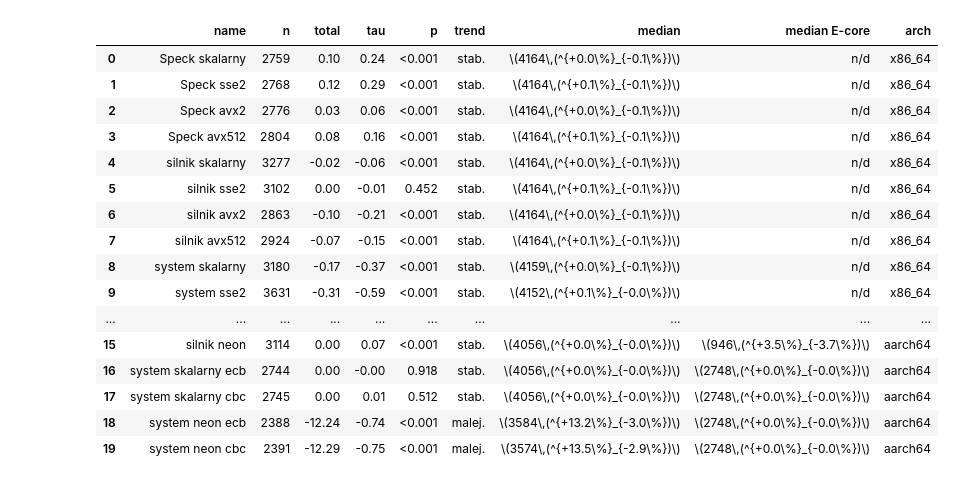
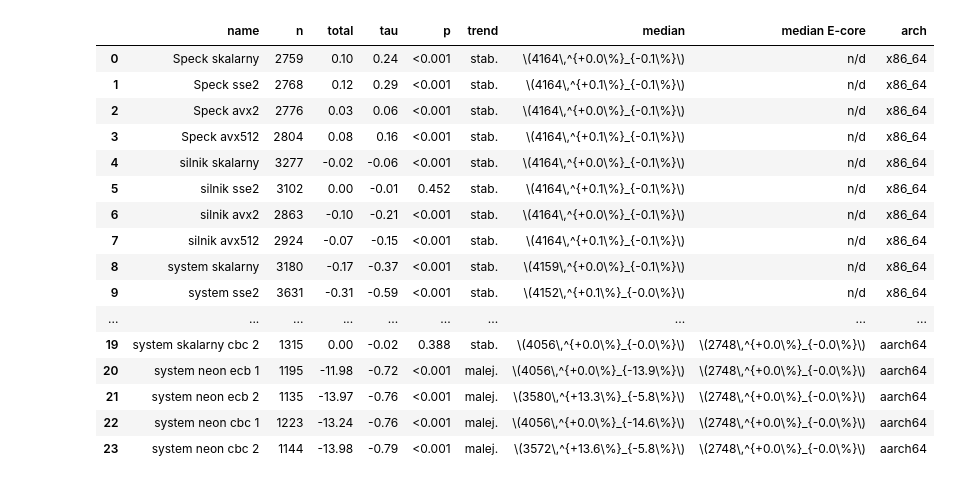
Before and after one commit to jan-chojnacki/SpeckProbe, a Jupyter notebook: analysis/notebooks/stability.ipynb, the cells around one changed output. Saved outputs shown, nothing was run; the diff lists cells and outputs as text; code cells hidden in the pictures.

```diff
--- a/analysis/notebooks/stability.ipynb
+++ b/analysis/notebooks/stability.ipynb
@@ -352,10 +352,14 @@ speck_neon_pm = parse_pm("../data/pm-speck-neon.txt")
 engine_scalar_pm = parse_pm("../data/pm-engine-scalar.txt")
 engine_neon_pm = parse_pm("../data/pm-engine-neon.txt")
 
-system_scalar_ecb_pm = parse_pm("../data/pm-system-scalar-ecb.txt")
-system_scalar_cbc_pm = parse_pm("../data/pm-system-scalar-cbc.txt")
-system_neon_ecb_pm = parse_pm("../data/pm-system-neon-ecb.txt")
-system_neon_cbc_pm = parse_pm("../data/pm-system-neon-cbc.txt")
+system_scalar_ecb_1_pm = parse_pm("../data/pm-system-scalar-ecb-1.txt")
+system_scalar_ecb_2_pm = parse_pm("../data/pm-system-scalar-ecb-2.txt")
+system_scalar_cbc_1_pm = parse_pm("../data/pm-system-scalar-cbc-1.txt")
+system_scalar_cbc_2_pm = parse_pm("../data/pm-system-scalar-cbc-2.txt")
+system_neon_ecb_1_pm = parse_pm("../data/pm-system-neon-ecb-1.txt")
+system_neon_ecb_2_pm = parse_pm("../data/pm-system-neon-ecb-2.txt")
+system_neon_cbc_1_pm = parse_pm("../data/pm-system-neon-cbc-1.txt")
+system_neon_cbc_2_pm = parse_pm("../data/pm-system-neon-cbc-2.txt")
 # %%
 plot_turbostat([speck_scalar_turbostat, speck_sse2_turbostat, speck_avx2_turbostat, speck_avx512_turbostat,
                 engine_scalar_turbostat, engine_sse2_turbostat, engine_avx2_turbostat, engine_avx512_turbostat],
@@ -499,10 +505,14 @@ datasets = [
     ("Speck neon", (speck_neon_pm, p_core_aarch64, PM_GROUPS, "aarch64")),
     ("silnik skalarny", (engine_scalar_pm, p_core_aarch64, PM_GROUPS, "aarch64")),
     ("silnik neon", (engine_neon_pm, p_core_aarch64, PM_GROUPS, "aarch64")),
-    ("system skalarny ecb", (system_scalar_ecb_pm, None, PM_GROUPS, "aarch64")),
-    ("system skalarny cbc", (system_scalar_cbc_pm, None, PM_GROUPS, "aarch64")),
-    ("system neon ecb", (system_neon_ecb_pm, None, PM_GROUPS, "aarch64")),
-    ("system neon cbc", (system_neon_cbc_pm, None, PM_GROUPS, "aarch64")),
+    ("system skalarny ecb 1", (system_scalar_ecb_1_pm, None, PM_GROUPS, "aarch64")),
+    ("system skalarny ecb 2", (system_scalar_ecb_2_pm, None, PM_GROUPS, "aarch64")),
+    ("system skalarny cbc 1", (system_scalar_cbc_1_pm, None, PM_GROUPS, "aarch64")),
+    ("system skalarny cbc 2", (system_scalar_cbc_2_pm, None, PM_GROUPS, "aarch64")),
+    ("system neon ecb 1", (system_neon_ecb_1_pm, None, PM_GROUPS, "aarch64")),
+    ("system neon ecb 2", (system_neon_ecb_2_pm, None, PM_GROUPS, "aarch64")),
+    ("system neon cbc 1", (system_neon_cbc_1_pm, None, PM_GROUPS, "aarch64")),
+    ("system neon cbc 2", (system_neon_cbc_2_pm, None, PM_GROUPS, "aarch64")),
 ]
 # %%
 def _get_freq(df, cols, start=START):
@@ -524,7 +534,7 @@ def fmt_median_iqr(med, q1, q3):
         return rf"\({med:.0f}\)"
     up = (q3 / med - 1.0) * 100
     dn = (1.0 - q1 / med) * 100
-    return rf"\({med:.0f}\,(^{{+{up:.1f}\%}}_{{-{dn:.1f}\%}})\)"
+    return rf"\({med:.0f}\,^{{+{up:.1f}\%}}_{{-{dn:.1f}\%}}\)"
 
 
 trend_rows = []
@@ -555,48 +565,48 @@ for name, (df, cols, groups, arch) in datasets:
         "arch": arch,
     }
 
     if groups:
         series = []
         for i, (label, group_cols) in enumerate(groups.items()):
             suffix = "" if i == 0 else f" {label}"
             gcols = [c for c in group_cols if c in df.columns]
             series.append((suffix, _get_freq(df, gcols) if gcols else None))
     else:
         series = [("", freq)]
 
     for suffix, s in series:
         if s is None:
             row[f"median{suffix}"] = "--"
             continue
         med = s.median()
         q1, q3 = s.quantile(0.25), s.quantile(0.75)
         row[f"median{suffix}"] = fmt_median_iqr(med, q1, q3)
 
     trend_rows.append(row)
 
 col_order = ["name", "n", "slope_sen", "total", "tau", "p", "trend",
              "median", "median E-core", "arch"]
 df_trend = pd.DataFrame(trend_rows)
 df_trend = df_trend.reindex(columns=[c for c in col_order if c in df_trend.columns])
 df_trend = df_trend.fillna("n/d")
 df_trend
 # %% [output]
 |  | name | n | total | tau | p | trend | median | median E-core | arch |
-| 0 | Speck skalarny | 2759 | 0.10 | 0.24 | <0.001 | stab. | \(4164\,(^{+0.0\%}_{-0.1\%})\) | n/d | x86_64 |
-| 1 | Speck sse2 | 2768 | 0.12 | 0.29 | <0.001 | stab. | \(4164\,(^{+0.1\%}_{-0.1\%})\) | n/d | x86_64 |
-| 2 | Speck avx2 | 2776 | 0.03 | 0.06 | <0.001 | stab. | \(4164\,(^{+0.0\%}_{-0.1\%})\) | n/d | x86_64 |
-| 3 | Speck avx512 | 2804 | 0.08 | 0.16 | <0.001 | stab. | \(4164\,(^{+0.1\%}_{-0.1\%})\) | n/d | x86_64 |
-| 4 | silnik skalarny | 3277 | -0.02 | -0.06 | <0.001 | stab. | \(4164\,(^{+0.0\%}_{-0.1\%})\) | n/d | x86_64 |
-| 5 | silnik sse2 | 3102 | 0.00 | -0.01 | 0.452 | stab. | \(4164\,(^{+0.1\%}_{-0.1\%})\) | n/d | x86_64 |
-| 6 | silnik avx2 | 2863 | -0.10 | -0.21 | <0.001 | stab. | \(4164\,(^{+0.0\%}_{-0.1\%})\) | n/d | x86_64 |
-| 7 | silnik avx512 | 2924 | -0.07 | -0.15 | <0.001 | stab. | \(4164\,(^{+0.1\%}_{-0.1\%})\) | n/d | x86_64 |
-| 8 | system skalarny | 3180 | -0.17 | -0.37 | <0.001 | stab. | \(4159\,(^{+0.0\%}_{-0.1\%})\) | n/d | x86_64 |
-| 9 | system sse2 | 3631 | -0.31 | -0.59 | <0.001 | stab. | \(4152\,(^{+0.1\%}_{-0.0\%})\) | n/d | x86_64 |
+| 0 | Speck skalarny | 2759 | 0.10 | 0.24 | <0.001 | stab. | \(4164\,^{+0.0\%}_{-0.1\%}\) | n/d | x86_64 |
+| 1 | Speck sse2 | 2768 | 0.12 | 0.29 | <0.001 | stab. | \(4164\,^{+0.1\%}_{-0.1\%}\) | n/d | x86_64 |
+| 2 | Speck avx2 | 2776 | 0.03 | 0.06 | <0.001 | stab. | \(4164\,^{+0.0\%}_{-0.1\%}\) | n/d | x86_64 |
+| 3 | Speck avx512 | 2804 | 0.08 | 0.16 | <0.001 | stab. | \(4164\,^{+0.1\%}_{-0.1\%}\) | n/d | x86_64 |
+| 4 | silnik skalarny | 3277 | -0.02 | -0.06 | <0.001 | stab. | \(4164\,^{+0.0\%}_{-0.1\%}\) | n/d | x86_64 |
+| 5 | silnik sse2 | 3102 | 0.00 | -0.01 | 0.452 | stab. | \(4164\,^{+0.1\%}_{-0.1\%}\) | n/d | x86_64 |
+| 6 | silnik avx2 | 2863 | -0.10 | -0.21 | <0.001 | stab. | \(4164\,^{+0.0\%}_{-0.1\%}\) | n/d | x86_64 |
+| 7 | silnik avx512 | 2924 | -0.07 | -0.15 | <0.001 | stab. | \(4164\,^{+0.1\%}_{-0.1\%}\) | n/d | x86_64 |
+| 8 | system skalarny | 3180 | -0.17 | -0.37 | <0.001 | stab. | \(4159\,^{+0.0\%}_{-0.1\%}\) | n/d | x86_64 |
+| 9 | system sse2 | 3631 | -0.31 | -0.59 | <0.001 | stab. | \(4152\,^{+0.1\%}_{-0.0\%}\) | n/d | x86_64 |
 | ... | ... | ... | ... | ... | ... | ... | ... | ... | ... |
-| 15 | silnik neon | 3114 | 0.00 | 0.07 | <0.001 | stab. | \(4056\,(^{+0.0\%}_{-0.0\%})\) | \(946\,(^{+3.5\%}_{-3.7\%})\) | aarch64 |
-| 16 | system skalarny ecb | 2744 | 0.00 | -0.00 | 0.918 | stab. | \(4056\,(^{+0.0\%}_{-0.0\%})\) | \(2748\,(^{+0.0\%}_{-0.0\%})\) | aarch64 |
-| 17 | system skalarny cbc | 2745 | 0.00 | 0.01 | 0.512 | stab. | \(4056\,(^{+0.0\%}_{-0.0\%})\) | \(2748\,(^{+0.0\%}_{-0.0\%})\) | aarch64 |
-| 18 | system neon ecb | 2388 | -12.24 | -0.74 | <0.001 | malej. | \(3584\,(^{+13.2\%}_{-3.0\%})\) | \(2748\,(^{+0.0\%}_{-0.0\%})\) | aarch64 |
-| 19 | system neon cbc | 2391 | -12.29 | -0.75 | <0.001 | malej. | \(3574\,(^{+13.5\%}_{-2.9\%})\) | \(2748\,(^{+0.0\%}_{-0.0\%})\) | aarch64 |
+| 19 | system skalarny cbc 2 | 1315 | 0.00 | -0.02 | 0.388 | stab. | \(4056\,^{+0.0\%}_{-0.0\%}\) | \(2748\,^{+0.0\%}_{-0.0\%}\) | aarch64 |
+| 20 | system neon ecb 1 | 1195 | -11.98 | -0.72 | <0.001 | malej. | \(4056\,^{+0.0\%}_{-13.9\%}\) | \(2748\,^{+0.0\%}_{-0.0\%}\) | aarch64 |
+| 21 | system neon ecb 2 | 1135 | -13.97 | -0.76 | <0.001 | malej. | \(3580\,^{+13.3\%}_{-5.8\%}\) | \(2748\,^{+0.0\%}_{-0.0\%}\) | aarch64 |
+| 22 | system neon cbc 1 | 1223 | -13.24 | -0.76 | <0.001 | malej. | \(4056\,^{+0.0\%}_{-14.6\%}\) | \(2748\,^{+0.0\%}_{-0.0\%}\) | aarch64 |
+| 23 | system neon cbc 2 | 1144 | -13.98 | -0.79 | <0.001 | malej. | \(3572\,^{+13.6\%}_{-5.8\%}\) | \(2748\,^{+0.0\%}_{-0.0\%}\) | aarch64 |
 # %%
 df_trend.to_csv(f'../csv/system_trend.csv', index=False, sep=';')
```
Also changed, not shown: parts of 4 cells of this notebook, 1 other file.
